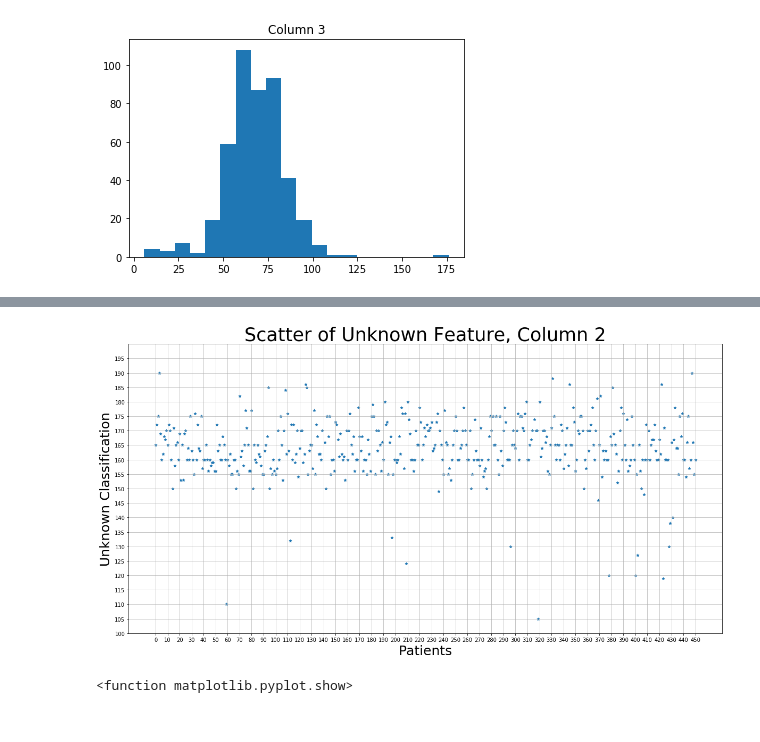
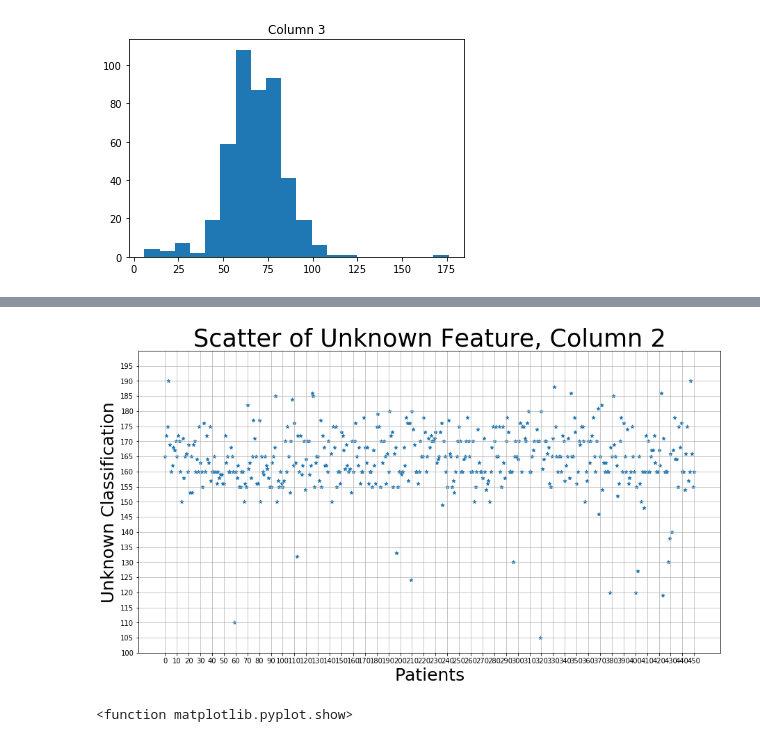
Before and after one commit to jsigee87/Data-Science-Lab-ee379k, a Jupyter notebook: lab1/src/problem5.ipynb, the cells around one changed output, grey strips where cells are left out. Cells and saved outputs as stored; diff of their text form; code cells hidden in the pictures.

```diff
--- a/lab1/src/problem5.ipynb
+++ b/lab1/src/problem5.ipynb
@@ -87,24 +71,19 @@ plt.show()
 # %%
-##########################################
-# Getting a better look at Column 2
-###########################################
-# Weight in lbs.
-
 import numpy as np
 x = np.arange(len(first_four[2]))
-fig = plt.figure(figsize=(20,10))
+fig = plt.figure(figsize=(15,8))
 ax = fig.gca()
 ax.grid(linestyle='-', linewidth=0.7)
 plt.scatter(x, first_four[2], s=25, alpha=1, marker='*')
 plt.xlabel('Patients', fontsize = '25')
 plt.ylim([100,200])
 plt.yticks(np.arange(100, 200, 5.0))
 plt.xticks(np.arange(0, 451, 10.0))
 plt.ylabel('Unknown Classification', fontsize = '25')
 plt.title('Scatter of Unknown Feature, Column 2', fontsize='35')
 plt.show()
 # %% [output]
-[figure, old version]
+[figure, new version]
 # %%
 from pandas.plotting import scatter_matrix
 columns = 4
```
Also changed, not shown: parts of 18 cells of this notebook, 2 other files.
